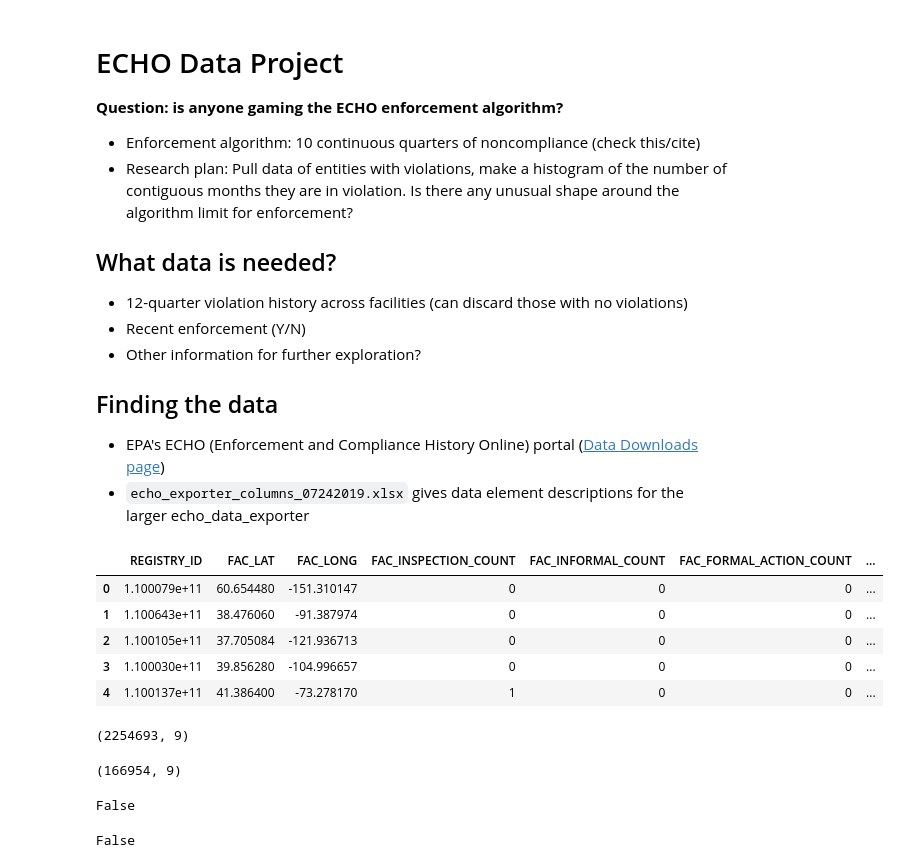
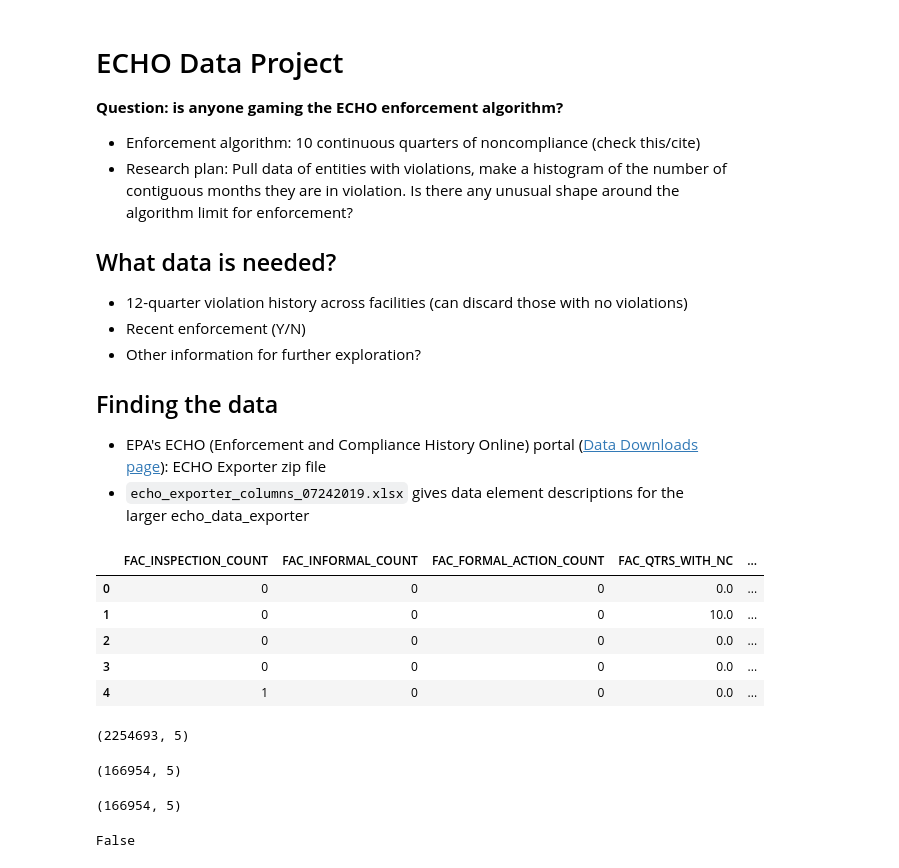
Before and after one commit to Frijol/echo-enforcement, a Jupyter notebook: exploration.ipynb, the cells around one changed output. Saved outputs shown, nothing was run; the diff lists cells and outputs as text; code cells hidden in the pictures.

```diff
--- a/exploration.ipynb
+++ b/exploration.ipynb
@@ -12,7 +12,7 @@
 * Other information for further exploration?
 
 ## Finding the data
-* EPA's ECHO (Enforcement and Compliance History Online) portal ([Data Downloads page](https://echo.epa.gov/tools/data-downloads))
+* EPA's ECHO (Enforcement and Compliance History Online) portal ([Data Downloads page](https://echo.epa.gov/tools/data-downloads)): ECHO Exporter zip file
 * `echo_exporter_columns_07242019.xlsx` gives data element descriptions for the larger echo_data_exporter
 # %%
 # import libraries
@@ -24,20 +24,20 @@ import matplotlib.pyplot as plt
 # %%
 # get the data
 
-my_cols = ["REGISTRY_ID", "FAC_QTRS_WITH_NC", "FAC_3YR_COMPLIANCE_HISTORY", "FAC_LAT", "FAC_LONG", "FAC_INSPECTION_COUNT", "FAC_INFORMAL_COUNT", "FAC_FORMAL_ACTION_COUNT"]
+my_cols = ["FAC_QTRS_WITH_NC", "FAC_3YR_COMPLIANCE_HISTORY", "FAC_INSPECTION_COUNT", "FAC_INFORMAL_COUNT", "FAC_FORMAL_ACTION_COUNT"]
 echo_data = pd.read_csv("data/ECHO_EXPORTER.csv", usecols = my_cols)
 echo_data.head()
 # %% [output]
-|  | REGISTRY_ID | FAC_LAT | FAC_LONG | FAC_INSPECTION_COUNT | FAC_INFORMAL_COUNT | FAC_FORMAL_ACTION_COUNT | ... |
-| 0 | 1.100079e+11 | 60.654480 | -151.310147 | 0 | 0 | 0 | ... |
-| 1 | 1.100643e+11 | 38.476060 | -91.387974 | 0 | 0 | 0 | ... |
-| 2 | 1.100105e+11 | 37.705084 | -121.936713 | 0 | 0 | 0 | ... |
-| 3 | 1.100030e+11 | 39.856280 | -104.996657 | 0 | 0 | 0 | ... |
-| 4 | 1.100137e+11 | 41.386400 | -73.278170 | 1 | 0 | 0 | ... |
+|  | FAC_INSPECTION_COUNT | FAC_INFORMAL_COUNT | FAC_FORMAL_ACTION_COUNT | FAC_QTRS_WITH_NC | ... |
+| 0 | 0 | 0 | 0 | 0.0 | ... |
+| 1 | 0 | 0 | 0 | 10.0 | ... |
+| 2 | 0 | 0 | 0 | 0.0 | ... |
+| 3 | 0 | 0 | 0 | 0.0 | ... |
+| 4 | 1 | 0 | 0 | 0.0 | ... |
 # %%
 echo_data.shape
 # %% [output]
-(2254693, 9)
+(2254693, 5)
 # %%
 # clean the data
 
@@ -47,13 +47,13 @@ violators = echo_data["FAC_QTRS_WITH_NC"] > 0
 clean_data = echo_data[violators]
 clean_data.shape
 # %% [output]
-(166954, 9)
+(166954, 5)
 # %%
 # are there null vals we need to worry about?
 
-clean_data["FAC_3YR_COMPLIANCE_HISTORY"].isnull().any()
+clean_data.dropna().shape
 # %% [output]
-False
+(166954, 5)
 # %%
 clean_data["FAC_QTRS_WITH_NC"].isnull().any()
 # %% [output]
```
Also changed, not shown: parts of 19 cells of this notebook.
